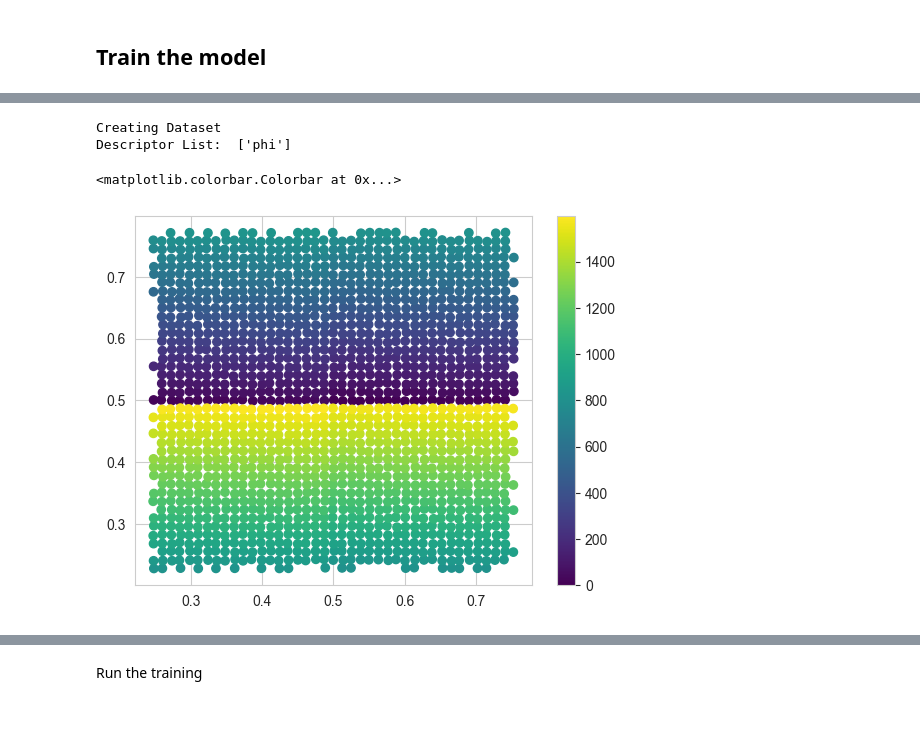
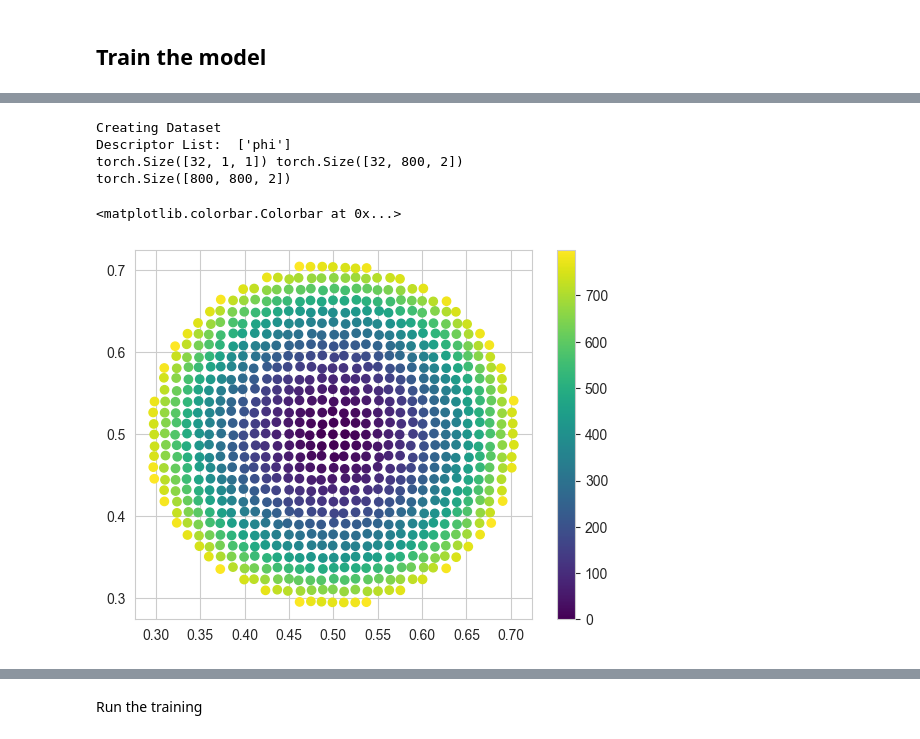
Before and after one commit to Veikko-Saikkonen/hard-spheres, a Jupyter notebook: Notebooks/Hardspheres_v2_simple_lattice.ipynb, the cells around one changed output, grey strips where cells are left out. Drawn from its saved outputs; the diff is of its cells as text; code cells hidden in the pictures.

```diff
--- a/Notebooks/Hardspheres_v2_simple_lattice.ipynb
+++ b/Notebooks/Hardspheres_v2_simple_lattice.ipynb
@@ -89,11 +88,11 @@ N = 1600
 X_box = 41.076212368516387
 Y_box = 35.573043402379753
 
-# Square lattice
-N = 1600
-X_box = 38.225722823651111
-y_box = 38.225722823651111
-dataframe["r"] = 0.375 # Fixed radius for all data, for square lattice
+# # Square lattice
+# N = 1600
+# X_box = 38.225722823651111
+# y_box = 38.225722823651111
+# dataframe["r"] = 0.375 # Fixed radius for all data, for square lattice
 # %%
 from sklearn.preprocessing import StandardScaler, MinMaxScaler
 
@@ -108,7 +107,7 @@ dataframe_scaled = pd.DataFrame(scaler.transform(dataframe), columns=dataframe.c
 dataframe_scaled.set_index(dataframe.index, inplace=True)
 
 dataframe_scaled = dataframe_scaled.drop(columns=["class"]) # Redundant with r
-# dataframe_scaled = dataframe_scaled.sort_values(by=["experiment", "sample"])
+dataframe_scaled = dataframe_scaled.sort_values(by=["experiment", "sample"])
 dataframe_scaled.describe().round(7)
 # %% [output]
 |  | x | y | r |
@@ -227,4 +226,15 @@ plt.colorbar()
 # %%
+max_out_samples = N # Max size
+downsample = 0.5
+fix_r = 0.0049
+
+if downsample:
+    out_samples = int(max_out_samples * downsample)
+else:
+    out_samples = max_out_samples
+kernel_size = (1,1)
+stride = 1
+
 run_params = {
     "comment": "CCCGenerator",
     "training":{
@@ -265,50 +275,69 @@ run_params = {
             "coefficients":{
                 "gan_loss": 1,
                 "radius_loss": 0,
                 "grid_density_loss": 100,
                 "physical_feasibility_loss": 0,
                 "distance_loss": 100,
             },
         }
     },
     "dataset":{
         "descriptor_list": ["phi"],
         "synthetic_samples":{
             "rotational": 1,
             "shuffling": 0,
             "spatial_offset_static": 0.05,
             "spatial_offset_repeats": 2
             }, # NOTE: Could do subsquares and more rotations.
-        # "downsample": 0 #TODO: Remove
-        "downsample": 0.05 #TODO: Remove
+        "downsample": downsample,
+        "keep_r": False
     },
-    # "generator": {
-    #     "kernel_size": (1,1),
-    #     "stride": 1,
-    #     "rand_features": 64,
-    #     "out_dimensions": 2,
-    #     "fix_r": 0.5,
-    #     "out_samples": out_samples
-    # },
-    # "discriminator": {
-    #     "kernel_size": 1,
-    #     "stride": 1,
-    #     "rand_features": 64,
-    #     "out_dimensions": 1,
-    #     "out_samples": out_samples
-    # }
+    "generator": {
+        "class": "CCCGenerator",
+        "kernel_size": kernel_size,
+        "stride": stride,
+        "channels_coefficient": 1,
+        "rand_features": 512,# 513 for one paper, 64 for another,
+        "out_dimensions": 2,
+        "out_samples": out_samples,
+        "latent_dim": 128, # 128 for the papers
+        "fix_r": fix_r,
+        "clip_output": False
+    },
+    "discriminator": {
+        "class": "CCCGDiscriminator",
+        "input_channels": 2,
+        "in_samples": out_samples,
+        "kernel_size": (1,1),
+        "channels_coefficient": 3
+    },
+    "metrics":{
+        "packing_fraction": True,
+        "packing_fraction_fix_r": fix_r,
+        "packing_fraction_box_size": 1,
+    }
 }
 
 dataset = HSDataset(
     dataframe_scaled.copy(), # Dont use the ordering
     **run_params["dataset"]
     )
-dataset.y.shape
+
+sample_x = dataset[0:32][0].cpu()#.transpose(-1,-2)
+sample_y = dataset[0:32][1].cpu()
+
+sample_x_mps = sample_x.to("mps")
+sample_y_mps = sample_y.to("mps")
+
+print(sample_x.shape, sample_y.shape)
+print(dataset.y.shape)
 plt.scatter(sample_y[0][:,0].cpu(), sample_y[0][:,1].cpu(), c=list(range(len(sample_y[0]))), cmap="viridis")
 plt.colorbar()
 # %% [output]
 Creating Dataset
 Descriptor List:  ['phi']
+torch.Size([32, 1, 1]) torch.Size([32, 800, 2])
+torch.Size([800, 800, 2])
 <matplotlib.colorbar.Colorbar at 0x...>
-[figure, old version]
+[figure, new version]
 # %%
```
Also changed, not shown: parts of 8 cells of this notebook, 10 other files.
